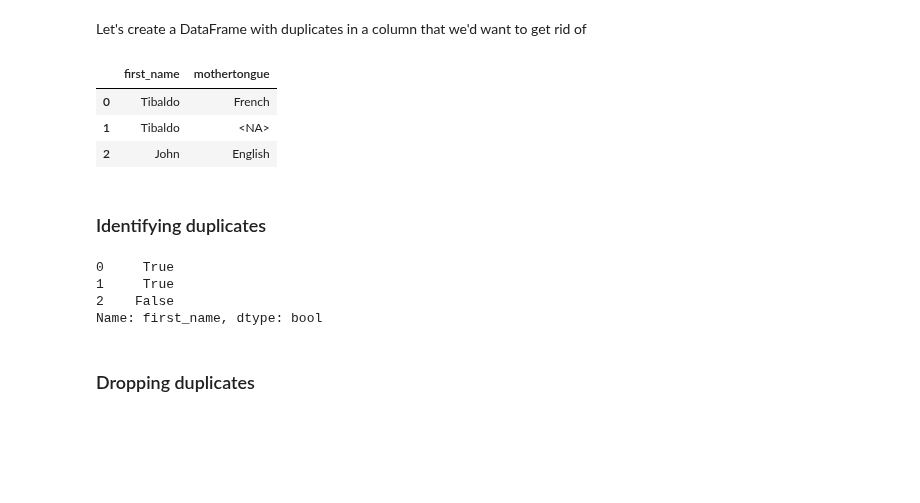
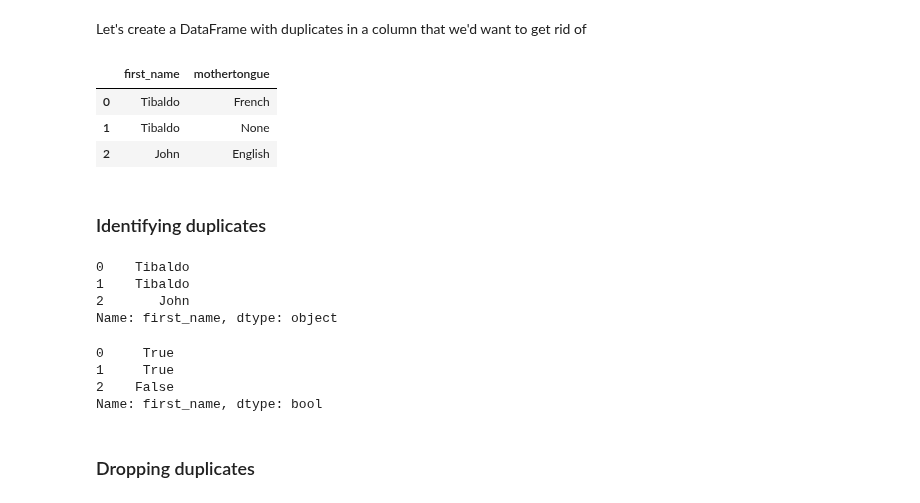
Before and after one commit to ThibTrip/thib, a Jupyter notebook: 2021/pandas_crash_course/pandas_crash_course_part1.ipynb, the cells around one changed output. Saved outputs shown, nothing was run; the diff lists cells and outputs as text; code cells hidden in the pictures; blank space fills up the shorter version.

```diff
--- a/2021/pandas_crash_course/pandas_crash_course_part1.ipynb
+++ b/2021/pandas_crash_course/pandas_crash_course_part1.ipynb
@@ -1123,22 +1120,31 @@ Indeed, most of the times only copies are returned. This is very interesting for
 # %% [markdown]
 Let's create a DataFrame with duplicates in a column that we'd want to get rid of
 # %%
-df = pd.DataFrame({'first_name':['Tibaldo', 'Tibaldo', 'John'], 'mothertongue':['French', pd.NA, 'English']})
+import pandas as pd
+
+data = {'first_name':['Tibaldo', 'Tibaldo', 'John'],
+        'mothertongue':['French', None, 'English']}
+df = pd.DataFrame(data=data)
 df
 # %% [output]
 |  | first_name | mothertongue |
 | 0 | Tibaldo | French |
-| 1 | Tibaldo | <NA> |
+| 1 | Tibaldo | None |
 | 2 | John | English |
 # %% [markdown]
 ### Identifying duplicates
-# %%
-df['first_name'].duplicated(keep=False) # or for multiple columns df.duplicates(subset=[col1, col2], keep=False)
-# %% [output]
-0     True
-1     True
-2    False
-Name: first_name, dtype: bool
+# %%
+display(df['first_name'])
+df['first_name'].duplicated(keep=False)
+# %% [output]
+0    Tibaldo
+1    Tibaldo
+2       John
+Name: first_name, dtype: object
+0     True
+1     True
+2    False
+Name: first_name, dtype: bool
 # %% [markdown]
 ### Dropping duplicates
 # %% [markdown]
```
Also changed, not shown: parts of 47 cells of this notebook, 17 other files.
